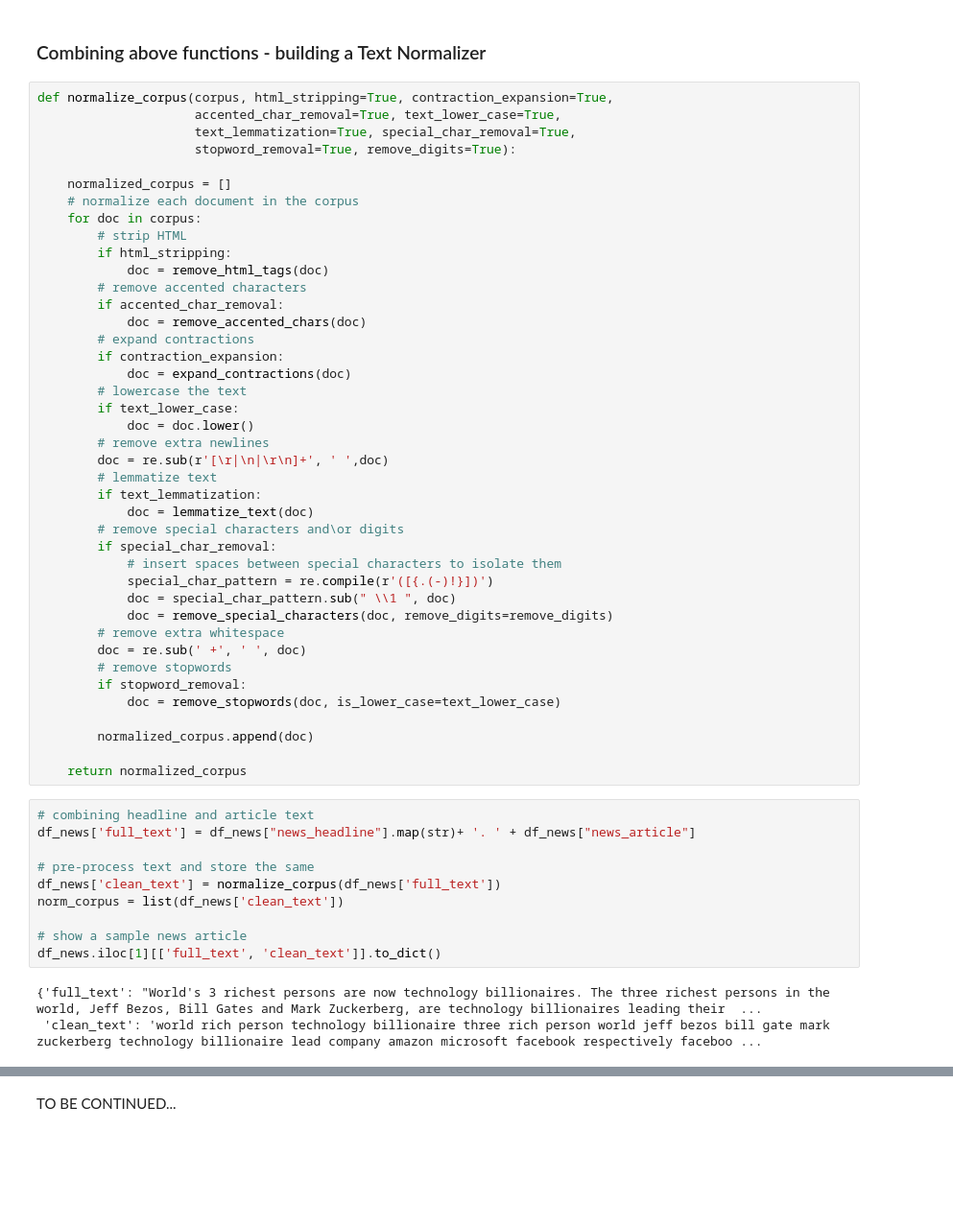
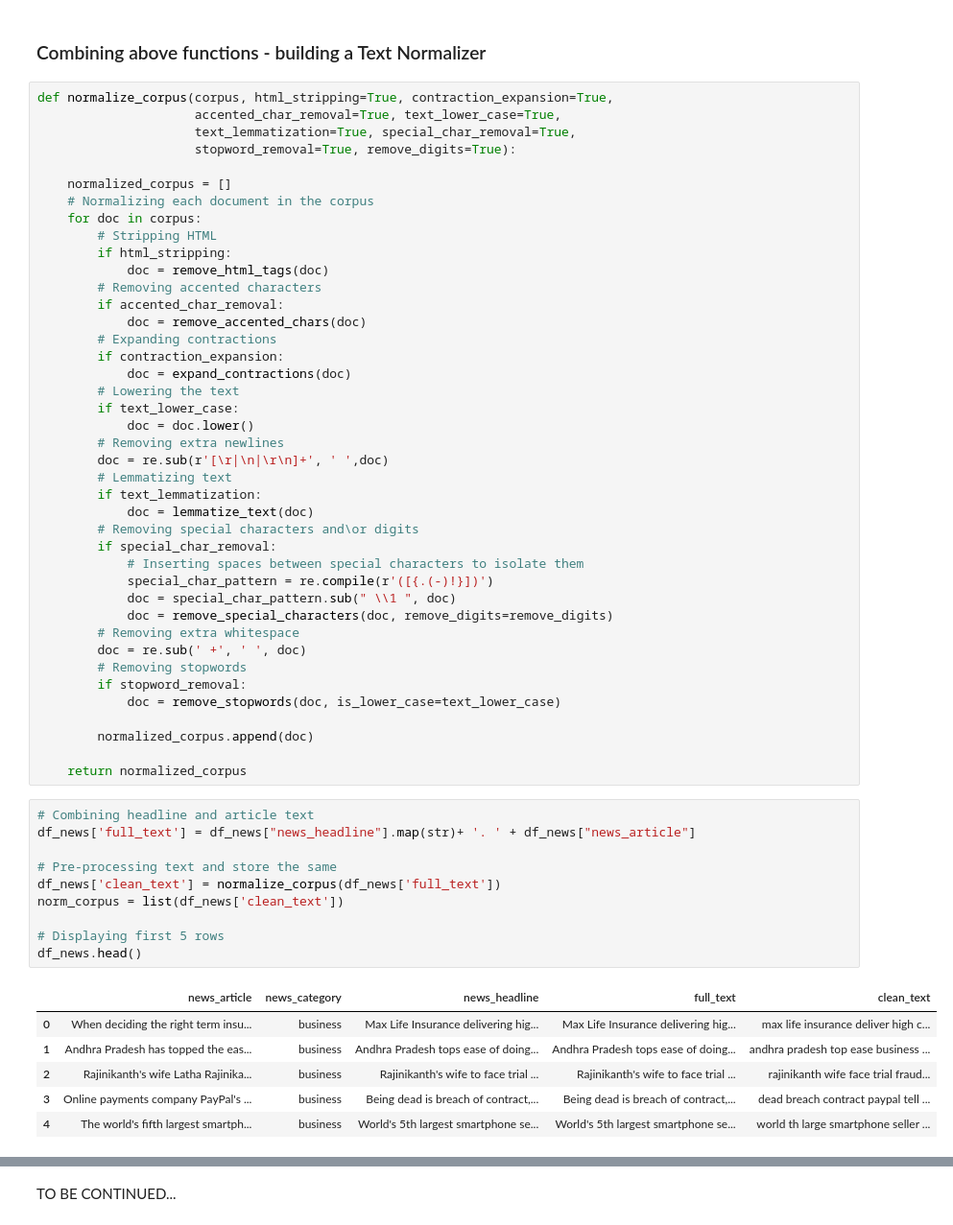
Before and after one commit to elzawie/Inshorts_NLP, a Jupyter notebook: Inshorts_NLP.ipynb, the cells around one changed output, grey strips where cells are left out. Shown at 96% size. Cells and saved outputs as stored; diff of their text form; blank space fills up the shorter version.

```diff
--- a/Inshorts_NLP.ipynb
+++ b/Inshorts_NLP.ipynb
@@ -212,34 +220,34 @@ def normalize_corpus(corpus, html_stripping=True, contraction_expansion=True,
                      stopword_removal=True, remove_digits=True):
 
     normalized_corpus = []
-    # normalize each document in the corpus
+    # Normalizing each document in the corpus
     for doc in corpus:
-        # strip HTML
+        # Stripping HTML
         if html_stripping:
             doc = remove_html_tags(doc)
-        # remove accented characters
+        # Removing accented characters
         if accented_char_removal:
             doc = remove_accented_chars(doc)
-        # expand contractions
+        # Expanding contractions
         if contraction_expansion:
             doc = expand_contractions(doc)
-        # lowercase the text
+        # Lowering the text
         if text_lower_case:
             doc = doc.lower()
-        # remove extra newlines
+        # Removing extra newlines
         doc = re.sub(r'[\r|\n|\r\n]+', ' ',doc)
-        # lemmatize text
+        # Lemmatizing text
         if text_lemmatization:
             doc = lemmatize_text(doc)
-        # remove special characters and\or digits
+        # Removing special characters and\or digits
         if special_char_removal:
-            # insert spaces between special characters to isolate them
+            # Inserting spaces between special characters to isolate them
             special_char_pattern = re.compile(r'([{.(-)!}])')
             doc = special_char_pattern.sub(" \\1 ", doc)
             doc = remove_special_characters(doc, remove_digits=remove_digits)
-        # remove extra whitespace
+        # Removing extra whitespace
         doc = re.sub(' +', ' ', doc)
-        # remove stopwords
+        # Removing stopwords
         if stopword_removal:
             doc = remove_stopwords(doc, is_lower_case=text_lower_case)
 
@@ -247,16 +255,20 @@ def normalize_corpus(corpus, html_stripping=True, contraction_expansion=True,
 
     return normalized_corpus
 # %%
-# combining headline and article text
+# Combining headline and article text
 df_news['full_text'] = df_news["news_headline"].map(str)+ '. ' + df_news["news_article"]
 
-# pre-process text and store the same
+# Pre-processing text and store the same
 df_news['clean_text'] = normalize_corpus(df_news['full_text'])
 norm_corpus = list(df_news['clean_text'])
 
-# show a sample news article
-df_news.iloc[1][['full_text', 'clean_text']].to_dict()
+# Displaying first 5 rows
+df_news.head()
 # %% [output]
-{'full_text': "World's 3 richest persons are now technology billionaires. The three richest persons in the world, Jeff Bezos, Bill Gates and Mark Zuckerberg, are technology billionaires leading their  ...
- 'clean_text': 'world rich person technology billionaire three rich person world jeff bezos bill gate mark zuckerberg technology billionaire lead company amazon microsoft facebook respectively faceboo ...
+|  | news_article | news_category | news_headline | full_text | clean_text |
+| 0 | When deciding the right term insu... | business | Max Life Insurance delivering hig... | Max Life Insurance delivering hig... | max life insurance deliver high c... |
+| 1 | Andhra Pradesh has topped the eas... | business | Andhra Pradesh tops ease of doing... | Andhra Pradesh tops ease of doing... | andhra pradesh top ease business ... |
+| 2 | Rajinikanth's wife Latha Rajinika... | business | Rajinikanth's wife to face trial ... | Rajinikanth's wife to face trial ... | rajinikanth wife face trial fraud... |
+| 3 | Online payments company PayPal's ... | business | Being dead is breach of contract,... | Being dead is breach of contract,... | dead breach contract paypal tell ... |
+| 4 | The world's fifth largest smartph... | business | World's 5th largest smartphone se... | World's 5th largest smartphone se... | world th large smartphone seller ... |
 # %%
```
Also changed, not shown: parts of 23 cells of this notebook, 2 other files.
